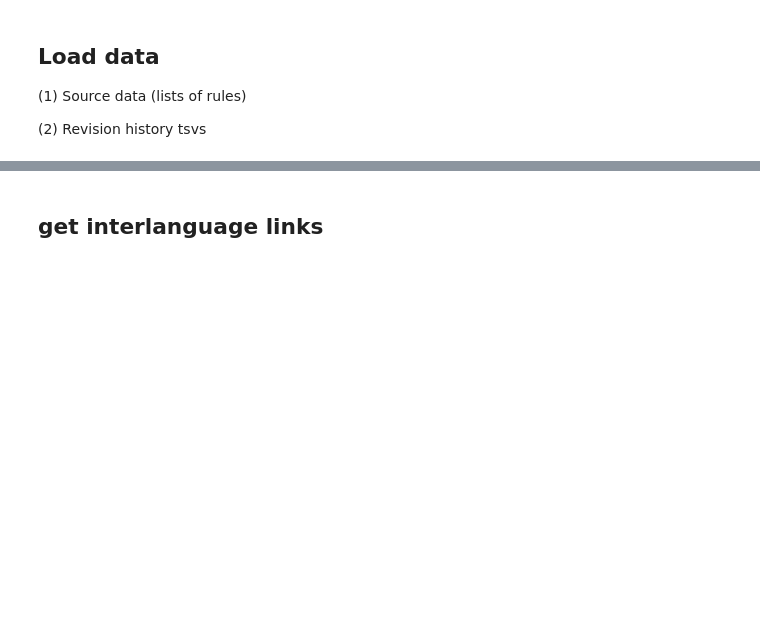
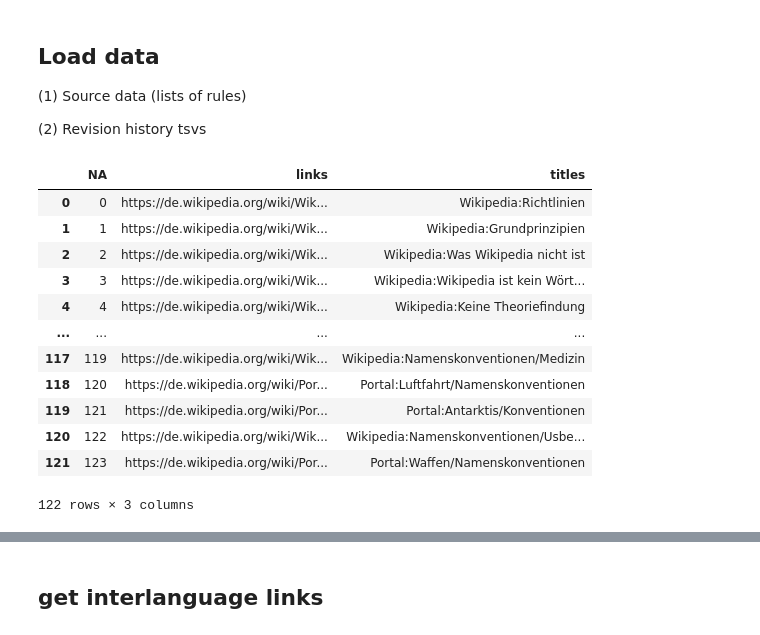
Before and after one commit to sohyeonhwang/wikipi, a Jupyter notebook: wikirules/get_illinfo.ipynb, the cells around one changed output, grey strips where cells are left out. Cells and saved outputs as stored; diff of their text form; code cells hidden in the pictures; blank space fills up the shorter version.

```diff
--- a/wikirules/get_illinfo.ipynb
+++ b/wikirules/get_illinfo.ipynb
@@ -46,9 +43,16 @@ namespaces = [0, 1, 2, 3, 4, 5, 10, 11, 14, 15, 100, 101]
 (2) Revision history tsvs
 # %%
 # list of rules
-rules_df_es = pd.read_csv(Path(os.getcwd()) / "dewiki.tsv",sep="\t",header=None)
+rules_df_de = pd.read_csv(Path(os.getcwd()) / "dewiki.tsv",sep="\t",header=None)
+rules_df_de = rules_df_de.rename(columns={0: "NA", 1: "links",2:"titles"})
 rules_df_en = pd.read_csv(Path(os.getcwd()) / "enwiki.tsv",sep="\t",header=None)
+rules_df_en = rules_df_en.rename(columns={0: "NA", 1: "links", 2: "titles", 3:"shortcuts"})
 rules_df_es = pd.read_csv(Path(os.getcwd()) / "eswiki.tsv",sep="\t",header=None)
+rules_df_es = rules_df_es.rename(columns={0: "NA", 1: "links", 2: "titles", 3:"shortcuts"})
 rules_df_fr = pd.read_csv(Path(os.getcwd()) / "frwiki.tsv",sep="\t",header=None)
+rules_df_fr = rules_df_fr.rename(columns={0: "NA", 1: "links", 2: "titles", 3:"shortcuts"})
 rules_df_ja = pd.read_csv(Path(os.getcwd()) / "jawiki.tsv",sep="\t",header=None)
-rules_dfs = [rules_df_es,rules_df_en,rules_df_es,rules_df_fr,rules_df_ja]
+rules_df_ja = rules_df_ja.rename(columns={0: "NA", 1: "links", 2: "titles", 3:"shortcuts"})
+
+rules_dfs = [rules_df_de,rules_df_en,rules_df_es,rules_df_fr,rules_df_ja]
+rules_dfs_dict = {'de':rules_df_de,'en':rules_df_en,'es':rules_df_es,'fr':rules_df_fr,'ja':rules_df_ja}
@@ -86,0 +59,16 @@ talkrev_df_ja.drop_duplicates(subset=['revid'],inplace=True)
+# %%
+rules_df_de
+# %% [output]
+|  | NA | links | titles |
+| 0 | 0 | https://de.wikipedia.org/wiki/Wik... | Wikipedia:Richtlinien |
+| 1 | 1 | https://de.wikipedia.org/wiki/Wik... | Wikipedia:Grundprinzipien |
+| 2 | 2 | https://de.wikipedia.org/wiki/Wik... | Wikipedia:Was Wikipedia nicht ist |
+| 3 | 3 | https://de.wikipedia.org/wiki/Wik... | Wikipedia:Wikipedia ist kein Wört... |
+| 4 | 4 | https://de.wikipedia.org/wiki/Wik... | Wikipedia:Keine Theoriefindung |
+| ... | ... | ... | ... |
+| 117 | 119 | https://de.wikipedia.org/wiki/Wik... | Wikipedia:Namenskonventionen/Medizin |
+| 118 | 120 | https://de.wikipedia.org/wiki/Por... | Portal:Luftfahrt/Namenskonventionen |
+| 119 | 121 | https://de.wikipedia.org/wiki/Por... | Portal:Antarktis/Konventionen |
+| 120 | 122 | https://de.wikipedia.org/wiki/Wik... | Wikipedia:Namenskonventionen/Usbe... |
+| 121 | 123 | https://de.wikipedia.org/wiki/Por... | Portal:Waffen/Namenskonventionen |
+122 rows × 3 columns
```
Also changed, not shown: parts of 39 cells of this notebook, 3 other files.
